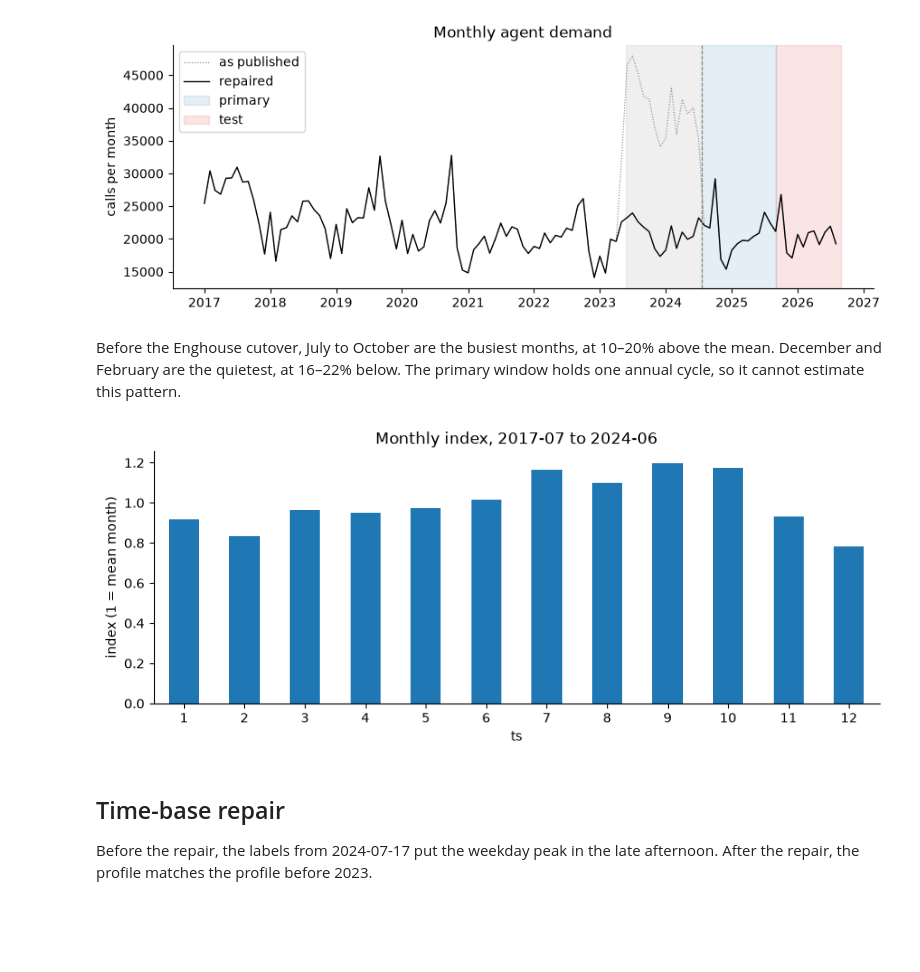
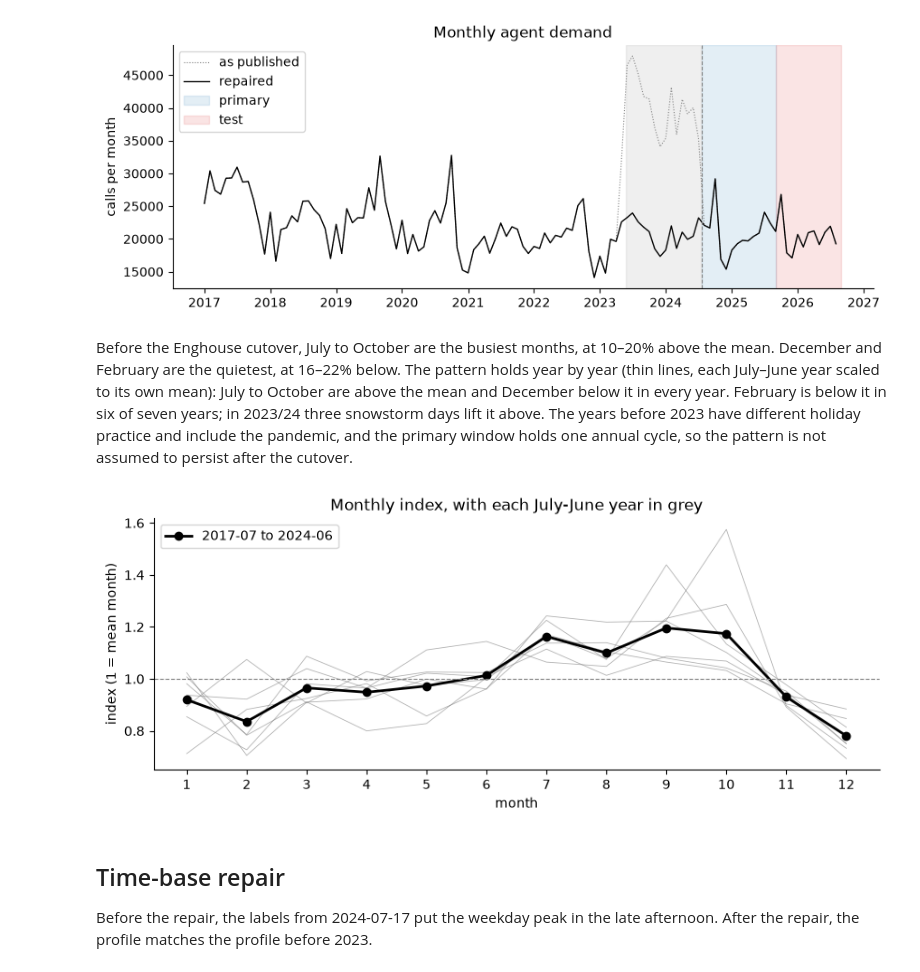
Before and after one commit to Enayat-Hassani/halifax-311-forecasting-staffing, a Jupyter notebook: notebooks/01_eda.ipynb, the cells around one changed output. Saved outputs shown, nothing was run; the diff lists cells and outputs as text; code cells hidden in the pictures; blank space fills up the shorter version.

```diff
--- a/notebooks/01_eda.ipynb
+++ b/notebooks/01_eda.ipynb
@@ -68,13 +69,21 @@ ax.legend(loc="upper left");
 # %% [output]
 [figure]
 # %% [markdown]
-Before the Enghouse cutover, July to October are the busiest months, at 10–20% above the mean. December and February are the quietest, at 16–22% below. The primary window holds one annual cycle, so it cannot estimate this pattern.
+Before the Enghouse cutover, July to October are the busiest months, at 10–20% above the mean. December and February are the quietest, at 16–22% below. The pattern holds year by year (thin lines, each July–June year scaled to its own mean): July to October are above the mean and December below it in every year. February is below it in six of seven years; in 2023/24 three snowstorm days lift it above. The years before 2023 have different holiday practice and include the pandemic, and the primary window holds one annual cycle, so the pattern is not assumed to persist after the cutover.
 # %%
 pre = window(s, "secondary")
 pre = pre[pre.index < "2024-07-01"].demand.resample("MS").sum()
-(pre.groupby(pre.index.month).mean() / pre.mean()).plot.bar(ylabel="index (1 = mean month)", title="Monthly index, 2017-07 to 2024-06", rot=0);
+year = (pre.index - pd.offsets.MonthBegin(6)).year  # July-June years
+by_year = (pre / pre.groupby(year).transform("mean")).groupby([year, pre.index.month]).first().unstack()
+fig, ax = plt.subplots()
+for y, row in by_year.iterrows():
+    ax.plot(row.index, row, color="grey", lw=0.6, alpha=0.6)
+ax.plot(by_year.columns, pre.groupby(pre.index.month).mean() / pre.mean(), color="k", lw=2, marker="o", label="2017-07 to 2024-06")
+ax.axhline(1, color="grey", lw=0.8, ls="--")
+ax.set(xlabel="month", ylabel="index (1 = mean month)", title="Monthly index, with each July-June year in grey", xticks=range(1, 13))
+ax.legend();
 # %% [output]
-[figure, old version]
+[figure, new version]
 # %% [markdown]
 ## Time-base repair
 
```
Also changed, not shown: parts of 5 cells of this notebook.
